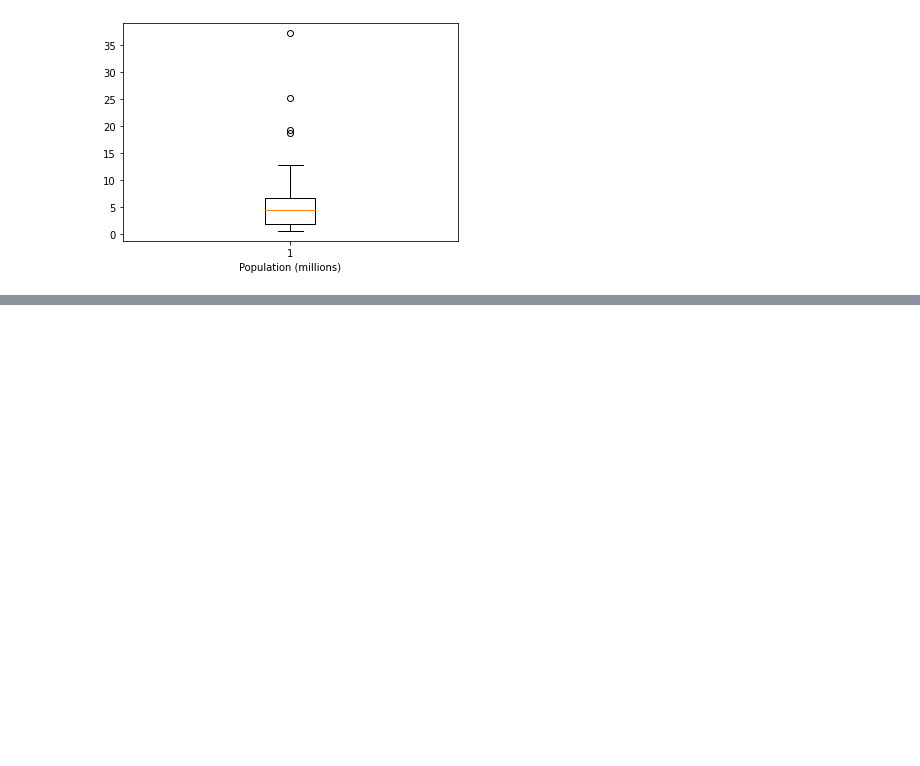
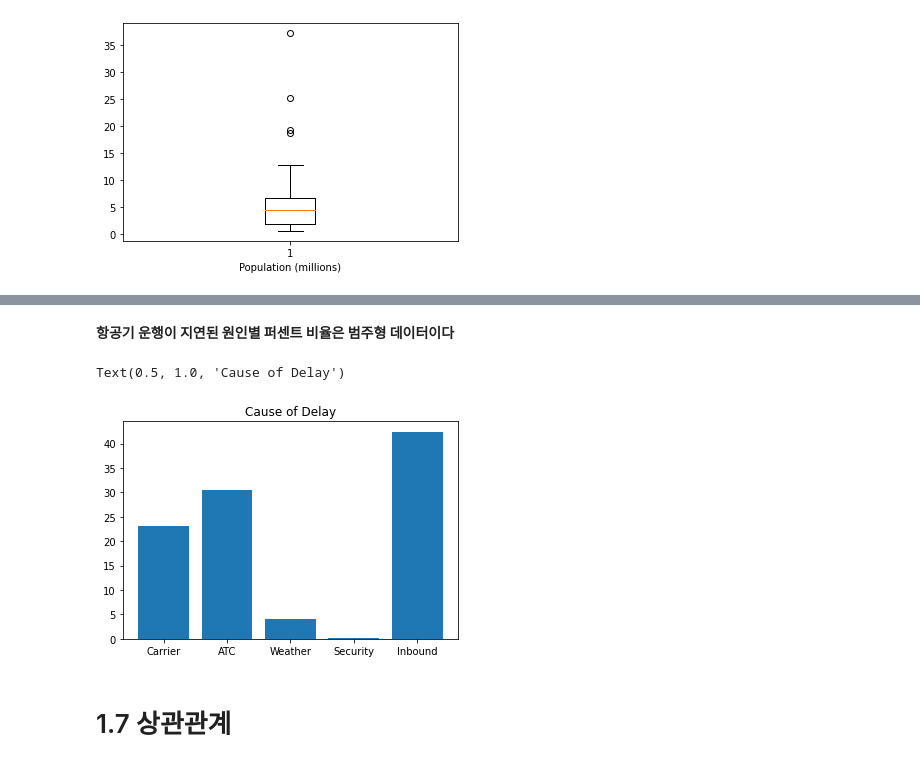
Before and after one commit to HIJINKIM815/gardening2022, a Jupyter notebook: 통계학/1장 탐색적 데이터 분석.ipynb, the cells around one changed output, grey strips where cells are left out. Saved outputs shown, nothing was run; the diff lists cells and outputs as text; code cells hidden in the pictures; blank space fills up the shorter version.

```diff
--- a/통계학/1장 탐색적 데이터 분석.ipynb
+++ b/통계학/1장 탐색적 데이터 분석.ipynb
@@ -114,0 +152,11 @@ Text(0.5, 0, 'Population (millions)')
+# %% [markdown]
+**항공기 운행이 지연된 원인별 퍼센트 비율은 범주형 데이터이다**
+# %%
+# 범주별로 바그래프를 그려서 분포를 나타낸다.
+plt.bar(dalayed_reason_df['index'],dalayed_reason_df['percent'])
+plt.title('Cause of Delay')
+# %% [output]
+Text(0.5, 1.0, 'Cause of Delay')
+[figure, added]
+# %% [markdown]
+# 1.7 상관관계
```
Also changed, not shown: parts of 27 cells of this notebook, 8 other files.
